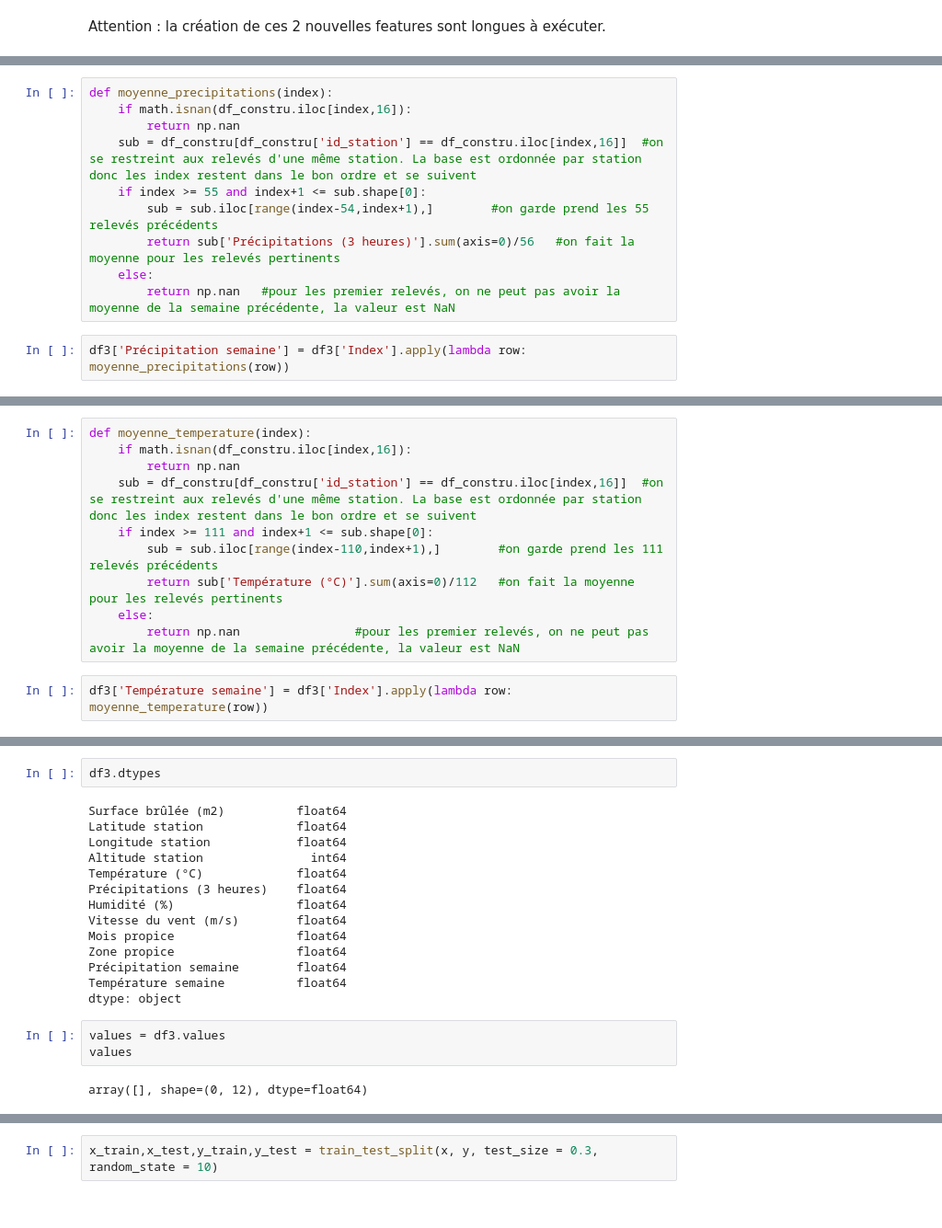
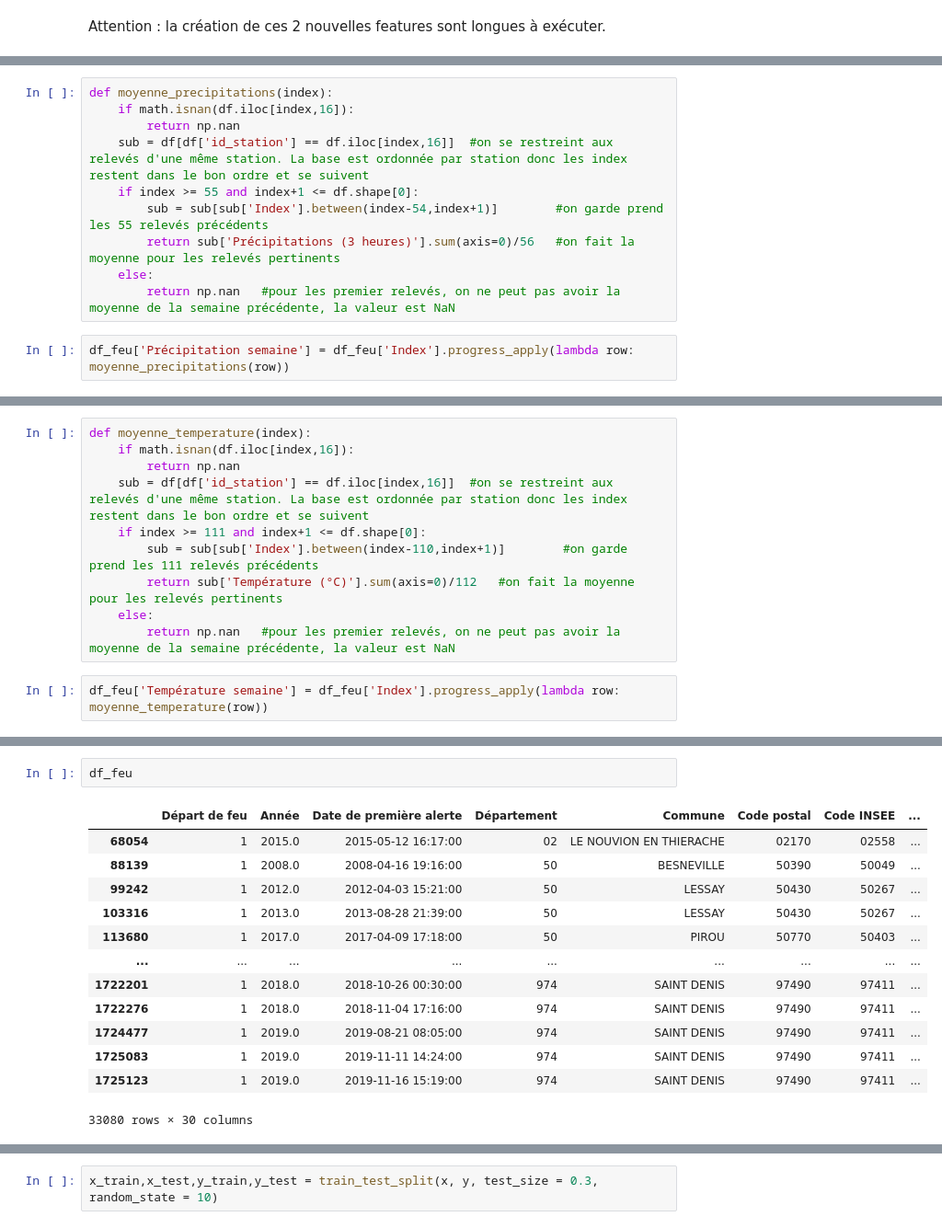
Before and after one commit to Theo-Clavel/feux_de_foret, a Jupyter notebook: Partie3.ipynb, the cells around one changed output, grey strips where cells are left out. Shown at 92% size. Cells and saved outputs as stored; diff of their text form.

```diff
--- a/Partie3.ipynb
+++ b/Partie3.ipynb
@@ -712,12 +791,12 @@ df_constru = pd.read_csv('data.zip', low_memory = False)
 # %%
 def moyenne_precipitations(index):
-    if math.isnan(df_constru.iloc[index,16]):
+    if math.isnan(df.iloc[index,16]):
         return np.nan
-    sub = df_constru[df_constru['id_station'] == df_constru.iloc[index,16]]  #on se restreint aux relevés d'une même station. La base est ordonnée par station donc les index restent dans le bon ordre et se suivent
-    if index >= 55 and index+1 <= sub.shape[0]:
-        sub = sub.iloc[range(index-54,index+1),]        #on garde prend les 55 relevés précédents
+    sub = df[df['id_station'] == df.iloc[index,16]]  #on se restreint aux relevés d'une même station. La base est ordonnée par station donc les index restent dans le bon ordre et se suivent
+    if index >= 55 and index+1 <= df.shape[0]:
+        sub = sub[sub['Index'].between(index-54,index+1)]        #on garde prend les 55 relevés précédents
         return sub['Précipitations (3 heures)'].sum(axis=0)/56   #on fait la moyenne pour les relevés pertinents
     else:
         return np.nan   #pour les premier relevés, on ne peut pas avoir la moyenne de la semaine précédente, la valeur est NaN
 # %%
-df3['Précipitation semaine'] = df3['Index'].apply(lambda row: moyenne_precipitations(row))
+df_feu['Précipitation semaine'] = df_feu['Index'].progress_apply(lambda row: moyenne_precipitations(row))
@@ -726,12 +811,12 @@ On crée une variable nous donnant la moyenne de température des deux semaines
 # %%
 def moyenne_temperature(index):
-    if math.isnan(df_constru.iloc[index,16]):
+    if math.isnan(df.iloc[index,16]):
         return np.nan
-    sub = df_constru[df_constru['id_station'] == df_constru.iloc[index,16]]  #on se restreint aux relevés d'une même station. La base est ordonnée par station donc les index restent dans le bon ordre et se suivent
-    if index >= 111 and index+1 <= sub.shape[0]:
-        sub = sub.iloc[range(index-110,index+1),]        #on garde prend les 111 relevés précédents
+    sub = df[df['id_station'] == df.iloc[index,16]]  #on se restreint aux relevés d'une même station. La base est ordonnée par station donc les index restent dans le bon ordre et se suivent
+    if index >= 111 and index+1 <= df.shape[0]:
+        sub = sub[sub['Index'].between(index-110,index+1)]        #on garde prend les 111 relevés précédents
         return sub['Température (°C)'].sum(axis=0)/112   #on fait la moyenne pour les relevés pertinents
     else:
-        return np.nan                #pour les premier relevés, on ne peut pas avoir la moyenne de la semaine précédente, la valeur est NaN
+        return np.nan   #pour les premier relevés, on ne peut pas avoir la moyenne de la semaine précédente, la valeur est NaN
 # %%
-df3['Température semaine'] = df3['Index'].apply(lambda row: moyenne_temperature(row))
+df_feu['Température semaine'] = df_feu['Index'].progress_apply(lambda row: moyenne_temperature(row))
@@ -761,21 +829,16 @@ df3
-# %%
-df3.dtypes
-# %% [output]
-Surface brûlée (m2)          float64
-Latitude station             float64
-Longitude station            float64
-Altitude station               int64
-Température (°C)             float64
-Précipitations (3 heures)    float64
-Humidité (%)                 float64
-Vitesse du vent (m/s)        float64
-Mois propice                 float64
-Zone propice                 float64
-Précipitation semaine        float64
-Température semaine          float64
-dtype: object
-# %%
-values = df3.values
-values
-# %% [output]
-array([], shape=(0, 12), dtype=float64)
+# %%
+df_feu
+# %% [output]
+|  | Départ de feu | Année | Date de première alerte | Département | Commune | Code postal | Code INSEE | ... |
+| 68054 | 1 | 2015.0 | 2015-05-12 16:17:00 | 02 | LE NOUVION EN THIERACHE | 02170 | 02558 | ... |
+| 88139 | 1 | 2008.0 | 2008-04-16 19:16:00 | 50 | BESNEVILLE | 50390 | 50049 | ... |
+| 99242 | 1 | 2012.0 | 2012-04-03 15:21:00 | 50 | LESSAY | 50430 | 50267 | ... |
+| 103316 | 1 | 2013.0 | 2013-08-28 21:39:00 | 50 | LESSAY | 50430 | 50267 | ... |
+| 113680 | 1 | 2017.0 | 2017-04-09 17:18:00 | 50 | PIROU | 50770 | 50403 | ... |
+| ... | ... | ... | ... | ... | ... | ... | ... | ... |
+| 1722201 | 1 | 2018.0 | 2018-10-26 00:30:00 | 974 | SAINT DENIS | 97490 | 97411 | ... |
+| 1722276 | 1 | 2018.0 | 2018-11-04 17:16:00 | 974 | SAINT DENIS | 97490 | 97411 | ... |
+| 1724477 | 1 | 2019.0 | 2019-08-21 08:05:00 | 974 | SAINT DENIS | 97490 | 97411 | ... |
+| 1725083 | 1 | 2019.0 | 2019-11-11 14:24:00 | 974 | SAINT DENIS | 97490 | 97411 | ... |
+| 1725123 | 1 | 2019.0 | 2019-11-16 15:19:00 | 974 | SAINT DENIS | 97490 | 97411 | ... |
+33080 rows × 30 columns
```
Also changed, not shown: parts of 30 cells of this notebook.
